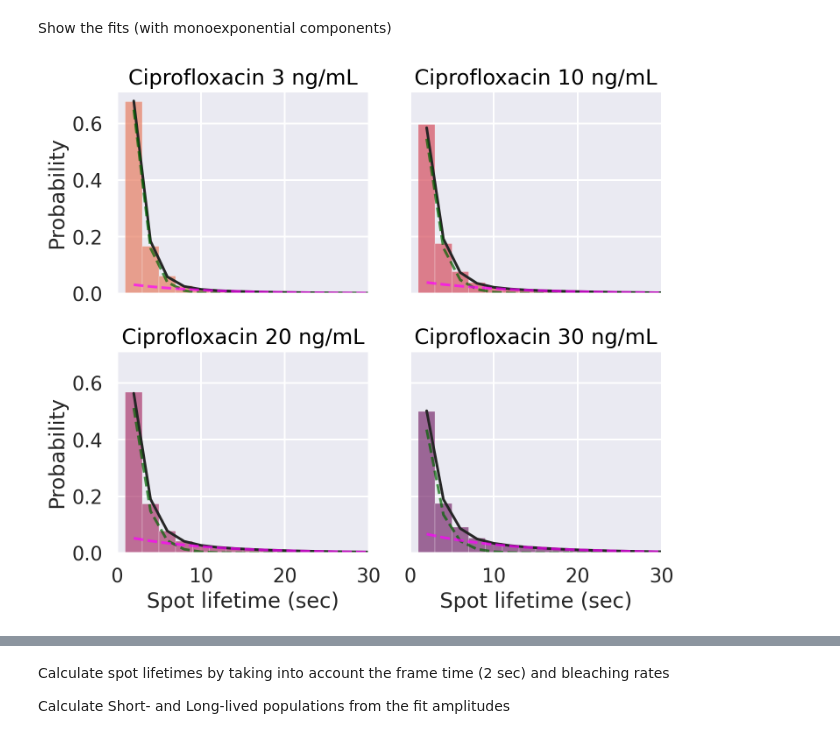
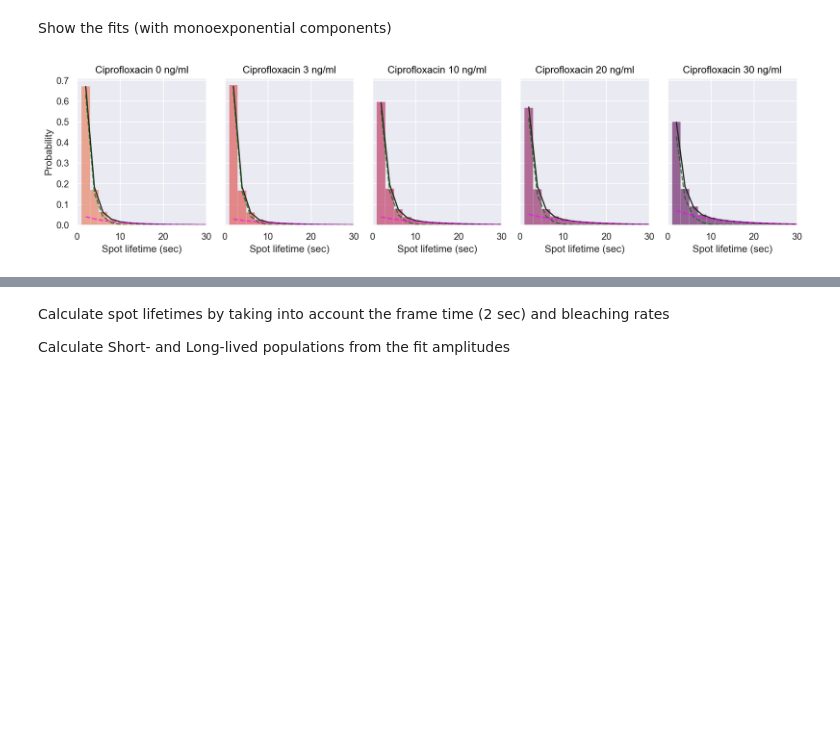
Before and after one commit to DanielThedie/RecB_article, a Jupyter notebook: Notebooks/2_Ciprofloxacin_damage/Long_RecB_spots.ipynb, the cells around one changed output, grey strips where cells are left out. Saved outputs shown, nothing was run; the diff lists cells and outputs as text; code cells hidden in the pictures; blank space fills up the shorter version.

```diff
--- a/Notebooks/2_Ciprofloxacin_damage/Long_RecB_spots.ipynb
+++ b/Notebooks/2_Ciprofloxacin_damage/Long_RecB_spots.ipynb
@@ -6,18 +6,18 @@ import seaborn.objects as so
 from seaborn import plotting_context
 import pandas as pd
 
-data = (DatasetPool(path='/media/daniel/HDD Daniel/DanielThedie/BACMMAN/Timelapse',
+data = (DatasetPool(path='D:\DanielThedie\BACMMAN\Timelapse',
                     dsList=['230725_1', '230725_2', '230126_DT23', '230719_1', '230719_2', '240424_1', '240612_1', '240620_1',
                             '230817_1', '230810_1', '230816_1', '240717_3',
                             '230906_2', '230912_1', '230912_2', '240620_3', '240717_1', '240717_2',
                             '230907_1', '230907_2', '230913_1', '240717_4',
                             '230118_DT23', '230720_1', '230720_2', '230726_cipro30', '230824_1', '230829_1', '230201_DT23', '230504_2sec', '230718_2sec', '240424_2', '240612_2', '240620_2'
                             ],
-                    groups=['0 ng/mL', '0 ng/mL', '0 ng/mL', '0 ng/mL', '0 ng/mL', '0 ng/mL', '0 ng/mL', '0 ng/mL',
-                            '3 ng/mL', '3 ng/mL', '3 ng/mL', '3 ng/mL',
-                            '10 ng/mL', '10 ng/mL', '10 ng/mL', '10 ng/mL', '10 ng/mL', '10 ng/mL',
-                            '20 ng/mL', '20 ng/mL', '20 ng/mL', '20 ng/mL',
-                            '30 ng/mL', '30 ng/mL', '30 ng/mL', '30 ng/mL', '30 ng/mL', '30 ng/mL', '30 ng/mL', '30 ng/mL', '30 ng/mL', '30 ng/mL', '30 ng/mL', '30 ng/mL'
+                    groups=['0 ng/ml', '0 ng/ml', '0 ng/ml', '0 ng/ml', '0 ng/ml', '0 ng/ml', '0 ng/ml', '0 ng/ml',
+                            '3 ng/ml', '3 ng/ml', '3 ng/ml', '3 ng/ml',
+                            '10 ng/ml', '10 ng/ml', '10 ng/ml', '10 ng/ml', '10 ng/ml', '10 ng/ml',
+                            '20 ng/ml', '20 ng/ml', '20 ng/ml', '20 ng/ml',
+                            '30 ng/ml', '30 ng/ml', '30 ng/ml', '30 ng/ml', '30 ng/ml', '30 ng/ml', '30 ng/ml', '30 ng/ml', '30 ng/ml', '30 ng/ml', '30 ng/ml', '30 ng/ml'
                             ],
                     metadata='DateTime',
                     filters={'all':'Frame < 50'},
@@ -109,0 +114,19 @@ Show fitted parameters
+# %%
+df = (data
+      .RecB_spots
+      .assign(TrackLength_s=lambda df: df.TrackLength * 2)
+      .groupby(['Group', 'Dataset', 'Time_min_bin'])
+      .agg({'TrackLength_s':'mean'})
+      .query('Time_min_bin <= 75')
+      )
+
+(
+    so.Plot(df, x='Time_min_bin', y='TrackLength_s', color='Group')
+    .facet(col='Group', order=['0 ng/ml', '3 ng/ml', '10 ng/ml', '20 ng/ml', '30 ng/ml'])
+    .layout(size=(12,4))
+    .add(so.Bar(), so.Agg('median'), legend=False)
+    .add(so.Dots(marker='.', fillalpha=1, color='k'), so.Jitter(), legend=False)
+    .scale(color=so.Nominal('flare', order=['0 ng/ml', '3 ng/ml', '10 ng/ml', '20 ng/ml', '30 ng/ml']), x=so.Continuous().tick(every=15))
+    .label(x='Time (min)', y='Average DNA binding time (sec)', title='Ciprofloxacin {}'.format)
+    .save(loc='D:\DanielThedie\Python\RecB_article\SI_Figures\Average_lifetimes.pdf', format='pdf', bbox_inches='tight')
+)
@@ -120,13 +143,12 @@ monoexp_fit = Fit(hist, x='TrackLength', y='proportion', model_type='monoexp_dec
 df = (monoexp_fit
       .data
       .assign(TrackLength_s=lambda df: df.TrackLength * 2)
-      .query('Group != "0 ng/mL"')
       )
 
 (
     so.Plot(df, x='TrackLength_s', color='Group')
     .layout(size=(12, 4))
-    .facet(col='Group', wrap=4)
+    .facet(col='Group')
     .add(so.Bars(), so.Agg(), y='proportion', legend=False)
     .add(so.Line(color='k'), so.Agg(), y='Fit', legend=False)
     .scale(color=so.Nominal('flare'))
@@ -195,23 +214,23 @@ Show the fits (with monoexponential components)
 # %%
 df = (lifetime_fit
       .data
       .assign(TrackLength_s=lambda df: df.TrackLength * 2)
-      .query('Group != "0 ng/mL"')
+    #   .query('Group != "0 ng/ml"')
       )
 
 (
     so.Plot(df, x='TrackLength_s', color='Group')
-    .layout(size=(8, 7))
-    .facet(col='Group', wrap=2)
+    .layout(size=(13, 3.5))
+    .facet(col='Group')
     .add(so.Bars(), so.Agg(), y='proportion', legend=False)
     .add(so.Line(color='k'), so.Agg(), y='Fit', legend=False)
     .add(so.Line(linestyle='--', color='darkgreen', alpha=0.7), so.Agg(), y='Fit_fast', legend=False)
     .add(so.Line(linestyle='--', color='fuchsia', alpha=0.7), so.Agg(), y='Fit_slow', legend=False)
     .scale(color=so.Nominal('flare'))
     .limit(x=(0, 30), y=(None, None))
     .label(x="Spot lifetime (sec)", y="Probability", color='Ciprofloxacin', title='Ciprofloxacin {}'.format)
-    .theme(plotting_context('talk'))
+    # .theme(plotting_context('talk'))
     # .save(loc='D:\\DanielThedie\\Figures\\RecB_article_figures\\2_Cipro_RecB\\RecB_lifetimes_fits.svg', format='svg', bbox_inches='tight')
 )
 # %% [output]
-[figure, old version]
+[figure, new version]
```
Also changed, not shown: parts of 16 cells of this notebook.
